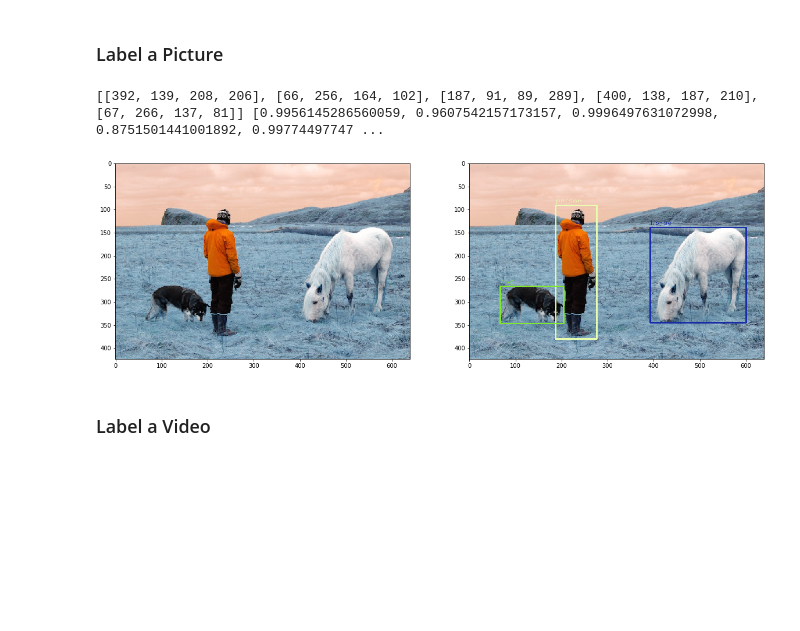
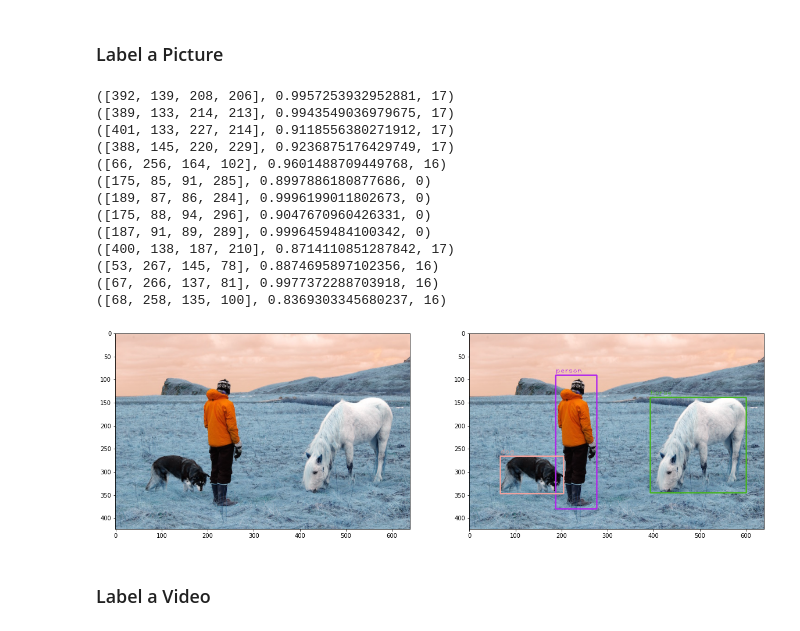
Before and after one commit to xia0long/self-driving-experiments-in-carla, a Jupyter notebook: object_detection_with_yolov3/yolo_demo.ipynb, the cells around one changed output. Cells and saved outputs as stored; diff of their text form; code cells hidden in the pictures; blank space fills up the shorter version.

```diff
--- a/object_detection_with_yolov3/yolo_demo.ipynb
+++ b/object_detection_with_yolov3/yolo_demo.ipynb
@@ -24,7 +24,7 @@ def get_box_dimensions(outputs, height, width):
             scores = detect[5:]
             class_id = np.argmax(scores)
             conf = scores[class_id]
-            if conf > 0.3:
+            if conf > 0.8:
                 center_x = int(detect[0] * width)
                 center_y = int(detect[1] * height)
                 w = int(detect[2] * width)
@@ -40,7 +40,7 @@ def get_box_dimensions(outputs, height, width):
 ### YOLO Setup
 # %%
 model = cv2.dnn.readNet("weights/yolov3.weights", "cfg/yolov3.cfg")
-classes = [line.strip() for line in open("coco.names", "r").readlines()]
+classes = [line.strip() for line in open("cfg/coco.names", "r").readlines()]
 layers_names = model.getLayerNames()
 output_layers = [layers_names[i[0]-1] for i in model.getUnconnectedOutLayers()]
 colors = np.random.uniform(0, 255, size=(len(classes), 3))
@@ -49,30 +49,44 @@ colors = np.random.uniform(0, 255, size=(len(classes), 3))
 # %%
 image = cv2.imread("materials/person.jpg")
 img = cv2.resize(image, None, fx=1, fy=1)
 height, width, channels = img.shape
 
 blob = cv2.dnn.blobFromImage(img,
                              scalefactor=0.00392,
                              size=(320, 320),
                              mean=(0, 0, 0),
                              swapRB=True,
                              crop=False)
 model.setInput(blob)
 outputs = model.forward(output_layers)
 # print(outputs)
 boxes, confs, class_ids = get_box_dimensions(outputs, height, width)
-print(boxes, confs, class_ids)
+
+[print(_) for _ in zip(boxes, confs, class_ids)]
+
 img_with_labels = draw_labels(boxes, confs, colors, class_ids, classes, img)
 
 plt.figure(figsize=(20,10))
 plt.subplot(1,2,1)
 plt.imshow(image)
 plt.subplot(1,2,2)
 plt.imshow(img_with_labels)
 plt.show()
 # %% [output]
-[[392, 139, 208, 206], [66, 256, 164, 102], [187, 91, 89, 289], [400, 138, 187, 210], [67, 266, 137, 81]] [0.9956145286560059, 0.9607542157173157, 0.9996497631072998, 0.8751501441001892, 0.99774497747 ...
+([392, 139, 208, 206], 0.9957253932952881, 17)
+([389, 133, 214, 213], 0.9943549036979675, 17)
+([401, 133, 227, 214], 0.9118556380271912, 17)
+([388, 145, 220, 229], 0.9236875176429749, 17)
+([66, 256, 164, 102], 0.9601488709449768, 16)
+([175, 85, 91, 285], 0.8997886180877686, 0)
+([189, 87, 86, 284], 0.9996199011802673, 0)
+([175, 88, 94, 296], 0.9047670960426331, 0)
+([187, 91, 89, 289], 0.9996459484100342, 0)
+([400, 138, 187, 210], 0.8714110851287842, 17)
+([53, 267, 145, 78], 0.8874695897102356, 16)
+([67, 266, 137, 81], 0.9977372288703918, 16)
+([68, 258, 135, 100], 0.8369303345680237, 16)
-[figure, old version]
+[figure, new version]
 # %% [markdown]
 ### Label a Video
 # %%
```
Also changed, not shown: parts of 2 cells of this notebook, 1 other file.
